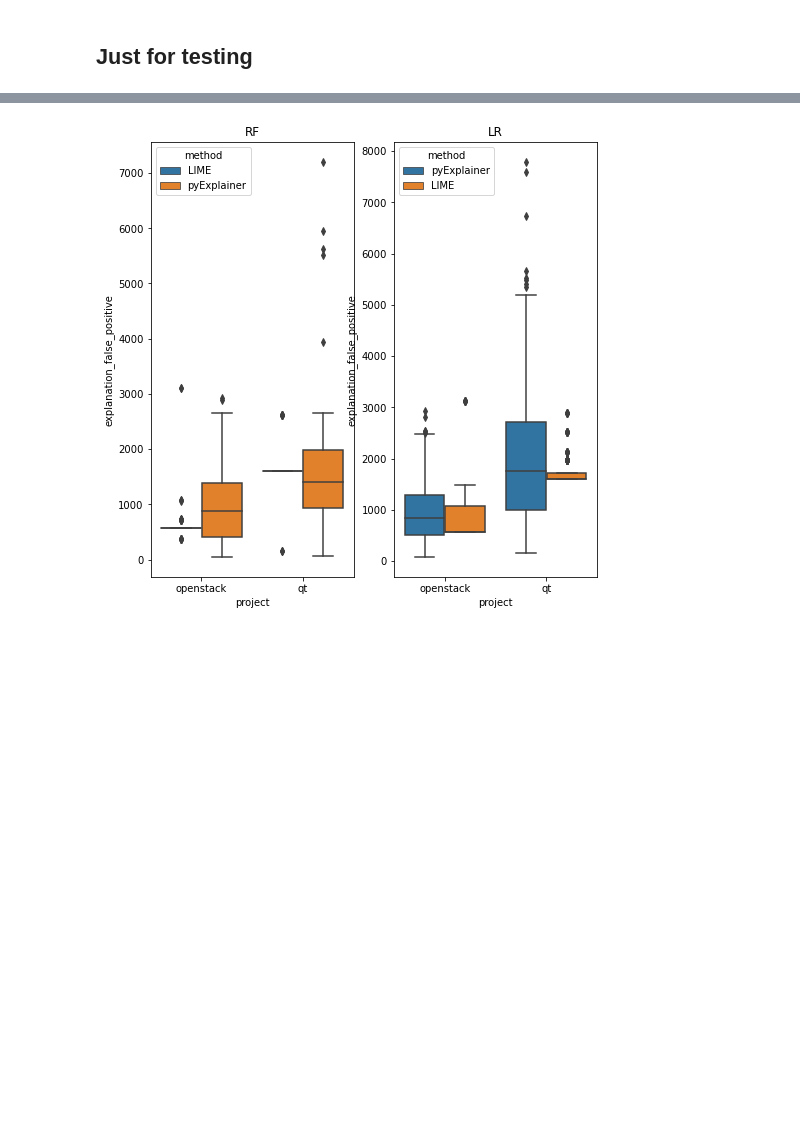
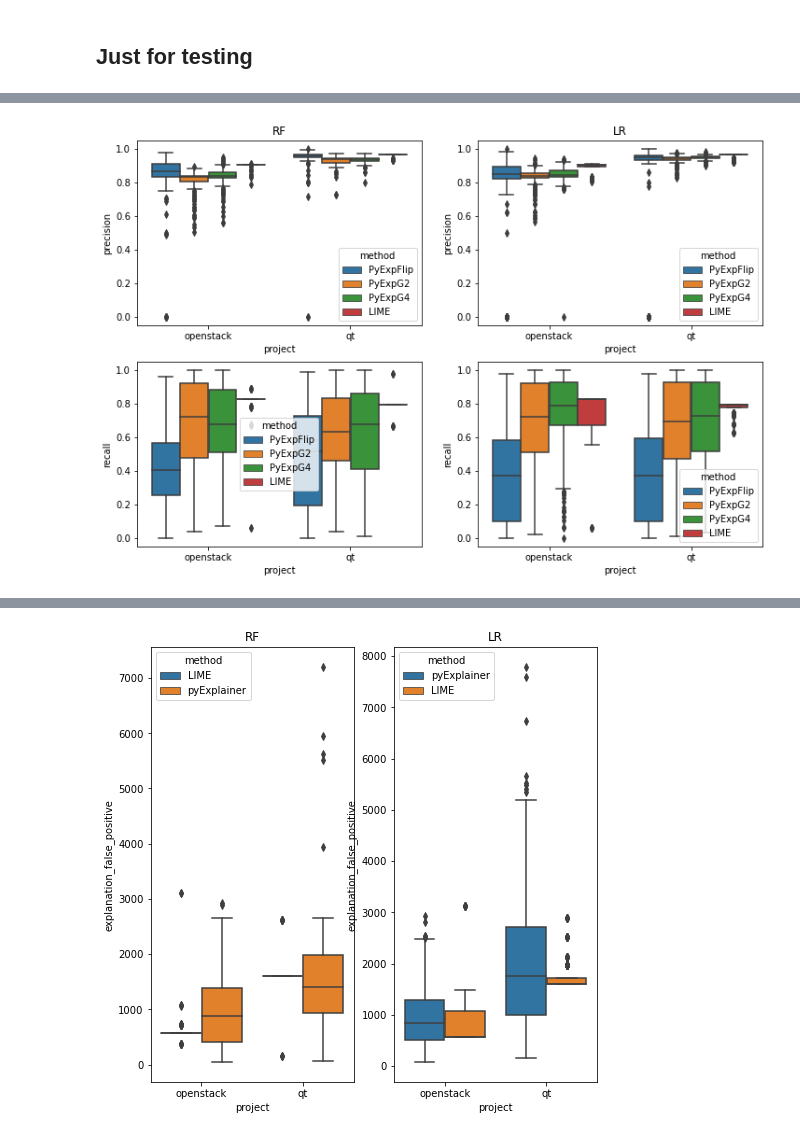
Before and after one commit to awsm-research/PyExplainer, a Jupyter notebook: experiment/evaluation_clean_code.ipynb, the cells around one changed output, grey strips where cells are left out. Drawn from its saved outputs; the diff is of its cells as text; code cells hidden in the pictures; blank space fills up the shorter version.

```diff
--- a/experiment/evaluation_clean_code.ipynb
+++ b/experiment/evaluation_clean_code.ipynb
@@ -1816,15 +1989,15 @@ show_rq3_explanation_eval_result()
 |  | qt | LIME | 48.0 | 0.123950 | 0.041644 | 0.032544 | 0.143854 | 0.143854 | 0.143854 | ... |
 |  |  | pyExplainer | 43.0 | 0.121098 | 0.046245 | 0.047084 | 0.088905 | 0.118074 | 0.143709 | ... |
 # %%
-def show_rq3_guidance_eval_result():
+def show_rq4_split_guidance_eval_result():
 
-    openstack_rf = pd.read_csv('./eval_result/RQ3_openstack_RF_new.csv')
-    qt_rf = pd.read_csv('./eval_result/RQ3_qt_RF_new.csv')
+    openstack_rf = pd.read_csv('./new_eval_result/RQ3_openstack_RF_guidance_eval_split_rulefit_condition.csv')
+    qt_rf = pd.read_csv('./new_eval_result/RQ3_qt_RF_guidance_eval_split_rulefit_condition.csv')
     result_rf = pd.concat([openstack_rf, qt_rf])
     result_rf['global_model'] = 'RF'
 
-    openstack_lr = pd.read_csv('./eval_result/RQ3_openstack_LR_new.csv')
-    qt_lr = pd.read_csv('./eval_result/RQ3_qt_LR_new.csv')
+    openstack_lr = pd.read_csv('./new_eval_result/RQ3_openstack_LR_guidance_eval_split_rulefit_condition.csv')
+    qt_lr = pd.read_csv('./new_eval_result/RQ3_qt_LR_guidance_eval_split_rulefit_condition.csv')
     result_lr = pd.concat([openstack_lr, qt_lr])
     result_lr['global_model'] = 'LR'
 
@@ -1832,26 +2005,26 @@ def show_rq3_guidance_eval_result():
 
 #     display(all_result.head(10))
 
-    my_pal = ['darkorange','blue']
+#     my_pal = ['darkorange','blue']
 
-    fig, axs = plt.subplots(2,2, figsize=(8,8))
+    fig, axs = plt.subplots(2,2, figsize=(12,8))
 
     axs[0,0].set_title('RF')
     axs[0,1].set_title('LR')
 
     # plt.ylim(0,100)
-    sns.boxplot(data=result_rf, x='project', y='guidance_precision', hue='method', ax=axs[0,0], palette=['darkorange','royalblue'])
-    sns.boxplot(data=result_rf, x='project', y='guidance_recall', hue='method', ax=axs[1,0], palette=['darkorange','royalblue'])
-    sns.boxplot(data=result_lr, x='project', y='guidance_precision', hue='method', ax=axs[0,1], palette=['royalblue','darkorange'])
-    sns.boxplot(data=result_lr, x='project', y='guidance_recall', hue='method', ax=axs[1,1], palette=['royalblue','darkorange'])
+    sns.boxplot(data=result_rf, x='project', y='precision', hue='method', ax=axs[0,0])
+    sns.boxplot(data=result_rf, x='project', y='recall', hue='method', ax=axs[1,0])
+    sns.boxplot(data=result_lr, x='project', y='precision', hue='method', ax=axs[0,1])
+    sns.boxplot(data=result_lr, x='project', y='recall', hue='method', ax=axs[1,1])
 
     plt.show()
 
-    display(all_result[['global_model', 'project','method', 'guidance_precision', 'guidance_recall']]
+    display(all_result[['global_model', 'project','method', 'precision', 'recall']]
             .groupby(['global_model','project','method']).describe())
 
-#     result_rf.to_csv('./eval_result/RQ3_RF.csv',index=False)
-#     result_lr.to_csv('./eval_result/RQ3_LR.csv',index=False)
-#     all_result.to_csv('./eval_result/RQ3.csv',index=False)
+#     result_rf.to_csv('./new_eval_result/RQ3_explanation_RF.csv',index=False)
+#     result_lr.to_csv('./new_eval_result/RQ3_explanation_LR.csv',index=False)
+#     all_result.to_csv('./new_eval_result/RQ3_explanation.csv',index=False)
 
 #     fig.savefig('./eval_result/figures/RQ3.png')
@@ -1872,0 +2031,4 @@ show_rq3_guidance_eval_result()
+# %%
+show_rq4_split_guidance_eval_result()
+# %% [output]
+[figure, added]
```
Also changed, not shown: parts of 15 cells of this notebook.
